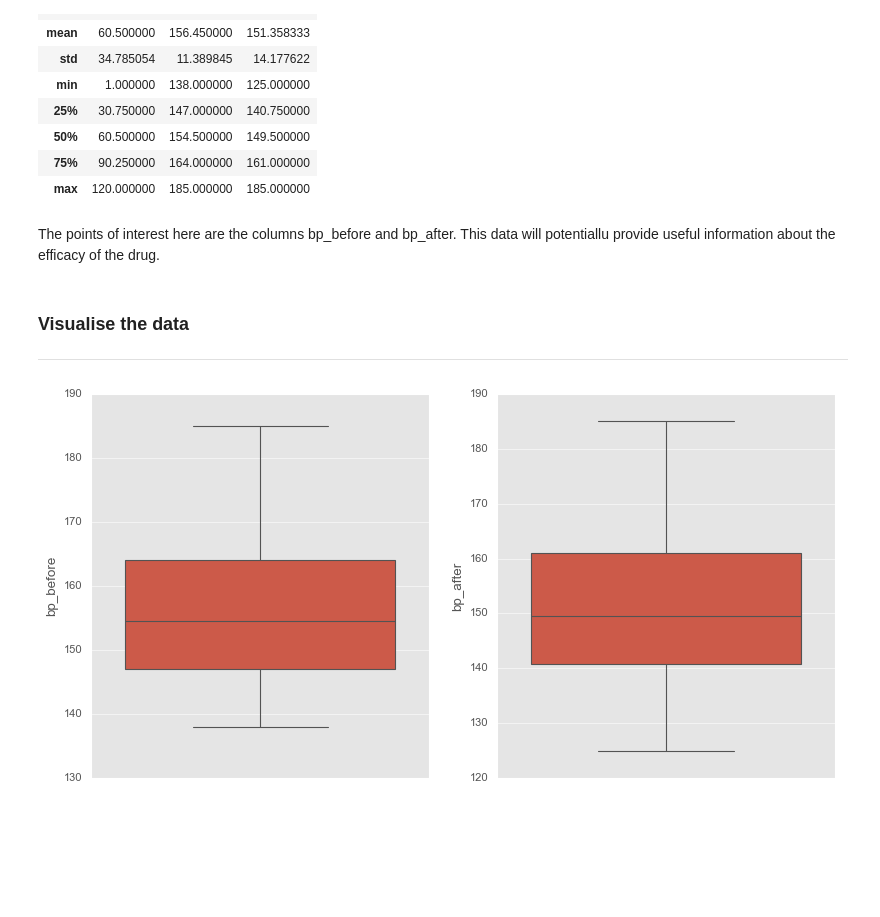
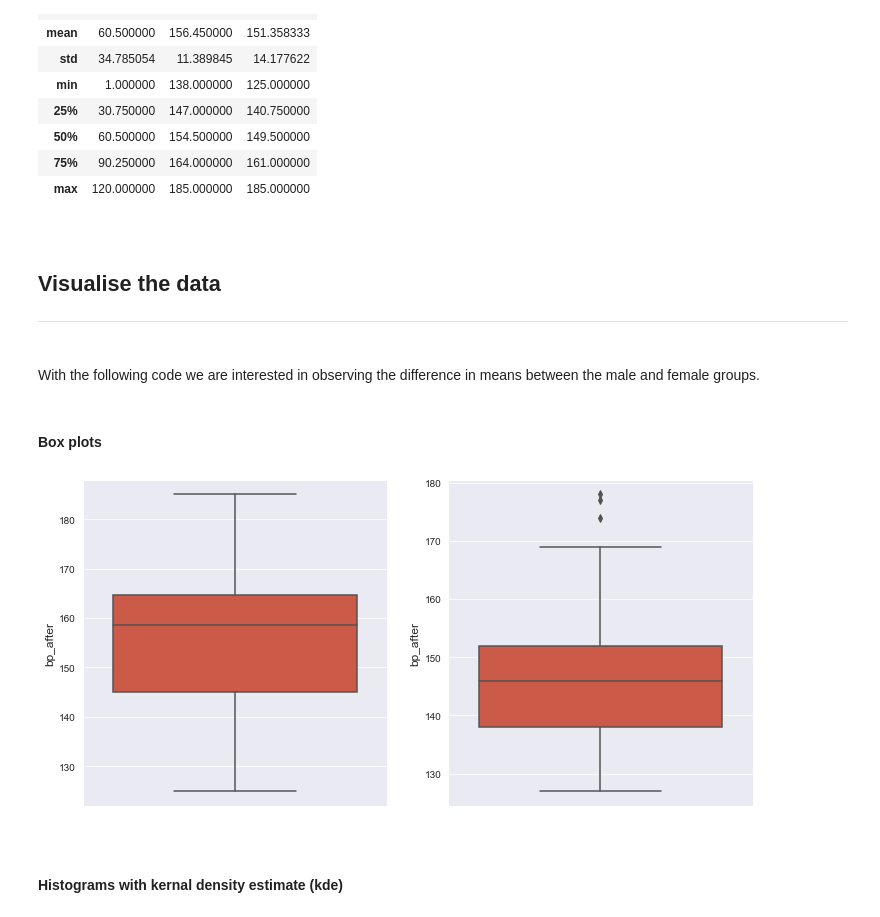
Before and after one commit to Izardo/Machine-Learning-and-Statistics, a Jupyter notebook: scipy-stats.ipynb, the cells around one changed output. Saved outputs shown, nothing was run; the diff lists cells and outputs as text; code cells hidden in the pictures; blank space fills up the shorter version.

Commit message:
Added intro, changed scope 2 look female v male bp

```diff
--- a/scipy-stats.ipynb
+++ b/scipy-stats.ipynb
@@ -33,7 +39,7 @@ import seaborn as sns
 import scipy.stats as ss
 
 # Set default plot size.
-plt.rcParams['figure.figsize'] = (12, 8)
+plt.rcParams['figure.figsize'] = (12, 6)
 
 # Set default plot style.
 plt.style.use("ggplot")
@@ -94,18 +103,29 @@ df.describe()
 | 50% | 60.500000 | 154.500000 | 149.500000 |
 | 75% | 90.250000 | 164.000000 | 161.000000 |
 | max | 120.000000 | 185.000000 | 185.000000 |
-# %% [markdown]
-The points of interest here are the columns bp_before and bp_after. This data will potentiallu provide useful information about the efficacy of the drug.
 # %% [markdown]
-### Visualise the data
+<br>
+
+## Visualise the data
 ***
+# %% [markdown]
+<br>
+
+With the following code we are interested in observing the difference in means between the male and female groups.
+# %% [markdown]
+
+#### Box plots
 # %%
 plt.rcParams['figure.figsize'] = (12, 6)
 fig, ax = plt.subplots(1, 2)
 
 sns.set_style("darkgrid")
-sns.boxplot(ax=ax[0], data=df, y=df["bp_before"])
-sns.boxplot(ax=ax[1], data=df, y=df["bp_after"]);
+sns.boxplot(ax=ax[0], data=df, y=df['bp_after'][df['sex'] == 'Male'])
+sns.boxplot(ax=ax[1], data=df, y=df['bp_after'][df['sex'] == 'Female']);
 # %% [output]
-[figure, old version]
+[figure, new version]
+# %% [markdown]
+<br>
+
+#### Histograms with kernal density estimate (kde)
 # %%
```
Also changed, not shown: parts of 19 cells of this notebook, 4 other files.
